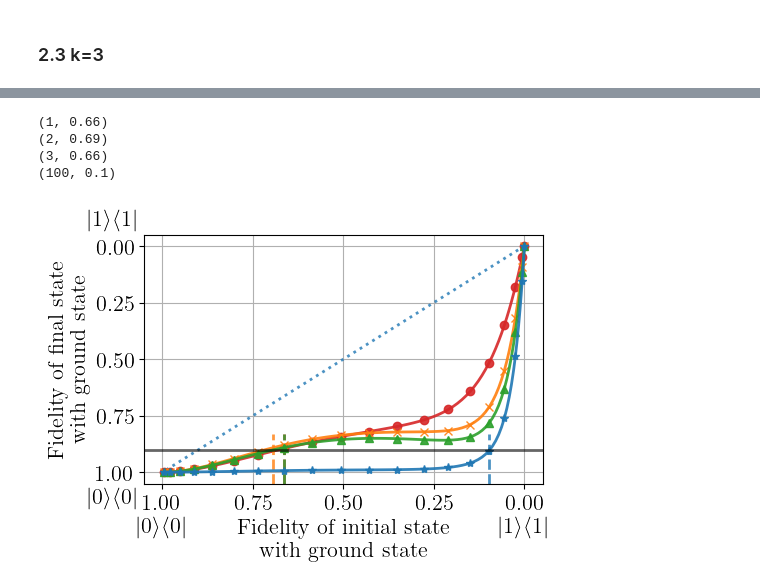
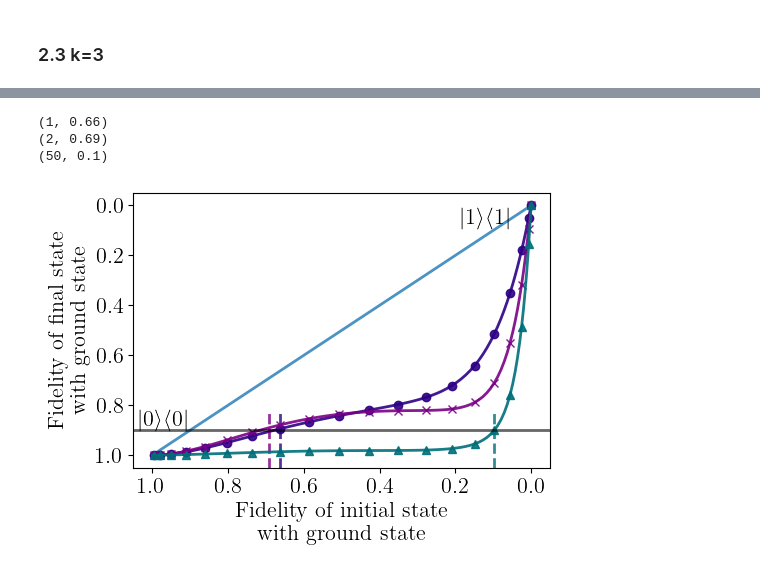
Before and after one commit to khanhuyengiang/dbac, a Jupyter notebook: jupyter_notebooks/qite_dme_notebook.ipynb, the cells around one changed output, grey strips where cells are left out. Cells and saved outputs as stored; diff of their text form; code cells hidden in the pictures.

```diff
--- a/jupyter_notebooks/qite_dme_notebook.ipynb
+++ b/jupyter_notebooks/qite_dme_notebook.ipynb
@@ -58,7 +55,7 @@ def max_excitation(thetas, fidelity, target_fidelity, tolerance=1e-2):
 ### 2.1 k=1
 # %%
 optimal_s_for_M_k1 = []
-Ms = [1,2,3,100]
+Ms = [1,2,50]
 k = 1
 for M in Ms:
     psi0 = np.sqrt(1/2)*np.array([[1],[1j]])
@@ -72,7 +69,7 @@ for M in Ms:
     min_output = result.fun
 
     print(f"Optimal s for M = {M}, k = {k}: s = {np.round(optimal_s,2)}, phi = {np.round(np.sqrt(optimal_s),2)}")
-    optimal_s_for_M_k1.append((M,optimal_s))
+    optimal_s_for_M_k1.append((M,[optimal_s]))
     print(f't = {np.round(np.sqrt(optimal_s)/(2*np.pi*M),4)} tau')
     # s_list.append(optimal_s)
 print(optimal_s_for_M_k1)
@@ -115,7 +93,6 @@ for i in thetas:
     psis.append(expm(-1j*np.pi/2*sigma_x_np*i) @ psi0)
 psis = np.asarray(psis)
 
-
 res_init = []
 dict_res_DBQITE = {}
 
@@ -127,7 +104,7 @@ for M,s in optimal_s_for_M_k1:
     print(M,s)
     res_DBQITE = []
     for psi0 in psis:
-        res_DBQITE.append(GCI(QITE_dme_select_M(M), psi0, None, [s]*k).execute_gci()[0][-1])
+        res_DBQITE.append(GCI(QITE_dme_select_M(M), psi0, None, s).execute_gci()[0][-1])
         # dict_res_DBQITE.update({f'M={np.round(M,2)}, s={np.round(s,2):.2f}' : res_DBQITE})
         dict_res_DBQITE.update({f'M={np.round(M,2)}' : res_DBQITE})
 
@@ -335,13 +229,12 @@ plt.grid()
 # %%
 optimal_s_for_M_k2 = []
-Ms = [1,2,3,100]
 # s_list = []
 k = 2
 for i, M in enumerate(Ms):
     psi0 = np.sqrt(1/2)*np.array([[1],[1j]])
     def dbqite(s):
 
-        return GCI(QITE_dme_select_M(M), psi0, None, [optimal_s_for_M_k1[i][1] ,s]).execute_gci()[0][-1].real
+        return GCI(QITE_dme_select_M(M), psi0, None, optimal_s_for_M_k1[i][1] +[s]).execute_gci()[0][-1].real
     # print(optimal_s_for_M_k1[i][1])
 
     init_guess = 0.71
@@ -351,7 +244,7 @@ for i, M in enumerate(Ms):
     min_output = result.fun
 
     print(f"Optimal s for M = {M}, k = {k}: s = {np.round(optimal_s,2)}, phi = {np.round(np.sqrt(optimal_s),2)}")
-    optimal_s_for_M_k2.append((M,[optimal_s_for_M_k1[i][1],optimal_s]))
+    optimal_s_for_M_k2.append((M,optimal_s_for_M_k1[i][1] + [optimal_s]))
     print(f't = {np.round(np.sqrt(optimal_s)/(2*np.pi*M),4)} tau')
     # s_list.append(optimal_s)
 print(optimal_s_for_M_k2)
@@ -690,67 +437,50 @@ k=3
 dict_fid_RGCI = {key: [(1-E)/2 for E in values] for key, values in dict_res_DBQITE.items()}
 # %%
 fidelities_original = [fidelity_with_0(x) for x in psis]
-
-from matplotlib import cm
-color = ['C3','C1','C2','C0']
 
 max_ext_list = []
 fig, ax =  plt.subplots(figsize=(5.5,4))
 fidelity = [(1-E)/2 for E in res_init]
-ax.plot(fidelities_original,fidelity,label=r"Initial state",linestyle=':', alpha=0.8)
+ax.plot(fidelities_original,fidelity,label=r"Initial state", alpha=0.8)
 i=0
 
 markers = ['o','x','^','*','P','*','h']
 
 for key,value in dict_fid_RGCI.items():
     max_ext = max_excitation(fidelities_original,np.real(value),target_fidelity)
     if max_ext is not None:
         ax.axvline(x=max_ext,ymax=0.2, color=color[i], alpha=0.8,linestyle='--')
         max_ext_list.append(max_ext)
 
     ax.plot(fidelities_original,value,label=key,color=color[i],marker=markers[i],markevery=5,markersize=6,alpha=0.9)
+
     i+=1
 
 
+ax.plot
+
 plt.gca().invert_xaxis()
 plt.gca().invert_yaxis()
-
 
 # plt.title(r"$k = $" + f" {k}\n")
 plt.ylabel('Fidelity of final state\nwith ground state')
 plt.xlabel('Fidelity of initial state\nwith ground state')
 ax.axhline(y=target_fidelity, color='k', alpha=0.6,label=r'Target F = 'f'{target_fidelity}')
 # ax.legend(bbox_to_anchor=(1.05, 1))
 if k==1:
         ax.legend()
-ax.grid()
+#ax.grid()
 
-
-_off_set = 0.13
-
-y_min, y_max = ax.get_ylim()
-ax.text(0, y_min - _off_set * (y_max - y_min),r'$|1\rangle\langle 1|$',
-        ha='center', va='top')
-ax.text(1, y_min - _off_set * (y_max - y_min), r'$|0\rangle\langle 0|$',
-        ha='center', va='top')
-
-x_min, x_max = ax.get_xlim()
-
-# Add text labels below y=0 and above y=1
-ax.text(1 + _off_set*0.5, 0 + _off_set*0.8 * (ax.get_ylim()[1] - ax.get_ylim()[0]), r'$|1\rangle\langle 1|$',
-        ha='right', va='center')
-ax.text(1 + _off_set*0.5, 1 - _off_set*0.8 * (ax.get_ylim()[1] - ax.get_ylim()[0]), r'$|0\rangle\langle 0|$',
-        ha='right', va='center')
-
-plt.savefig(f'plots/QITE_DME_k_{k}_M_fidelity_final_vs_original.pdf')
+plt.text(fidelities_original[0]+0.05, fidelity[0] + 0.1, r'$|1\rangle\langle 1|$', ha='right', va='bottom')
+plt.text(fidelities_original[-1]-0.1, fidelity[-1] - 0.18, r'$|0\rangle\langle 0|$', ha='right',va='top')
 
 plt.tight_layout()
+plt.savefig(f'plots/QITE_DME_k_{k}_M_fidelity_final_vs_original.pdf')
 
 for M, max_val in zip(Ms, max_ext_list):
     print((M,np.round(max_val,2)))
 # %% [output]
 (1, 0.66)
 (2, 0.69)
-(3, 0.66)
-(100, 0.1)
+(50, 0.1)
-[figure, old version]
+[figure, new version]
```
Also changed, not shown: parts of 22 cells of this notebook, 10 other files.
